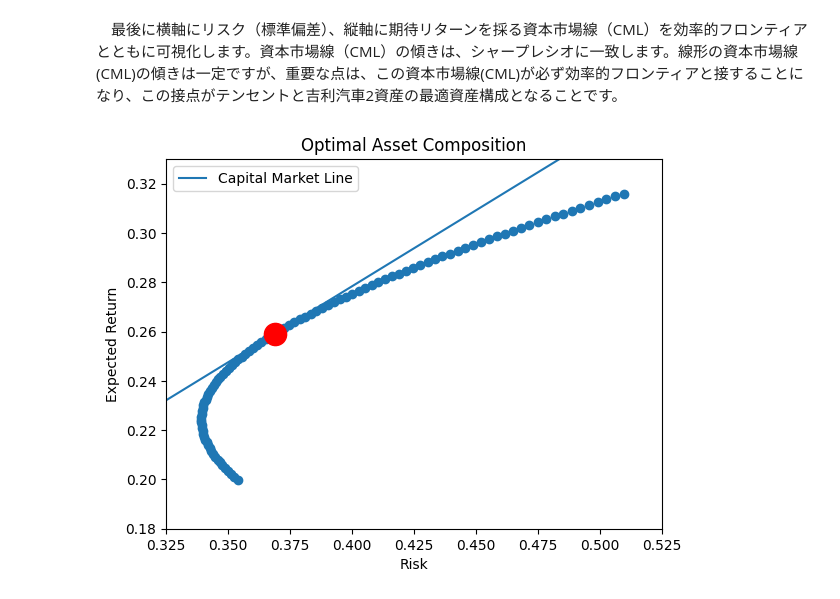
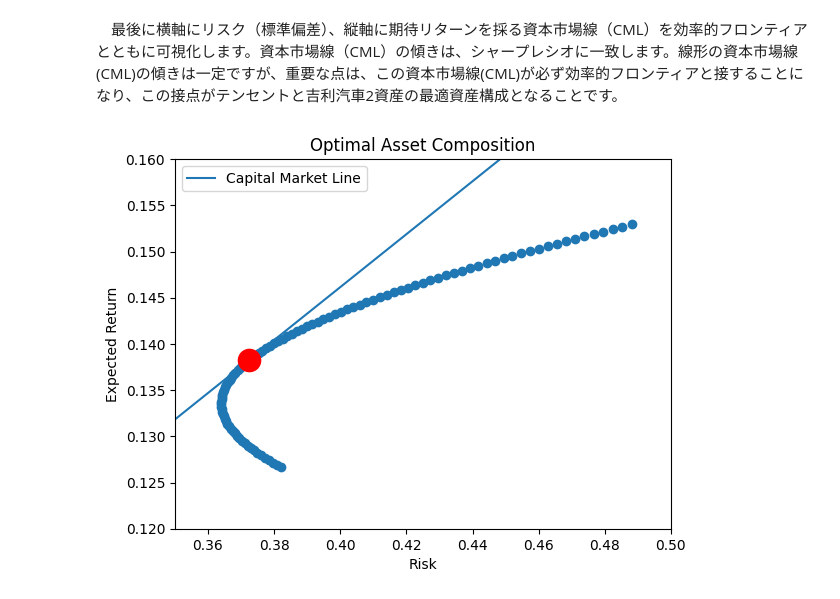
Before and after one commit to nagamamo/financial_data_science, a Jupyter notebook: 2_1_two_asset_efficient_frontier.ipynb, the cells around one changed output. Cells and saved outputs as stored; diff of their text form; code cells hidden in the pictures.

```diff
--- a/2_1_two_asset_efficient_frontier.ipynb
+++ b/2_1_two_asset_efficient_frontier.ipynb
@@ -15,7 +17,7 @@ import matplotlib.pyplot as plt
 #[2]株価日次データの取得
 tickers=['700.HK','175.HK']#複数(2種類)の株価を同時取得
 start=datetime.date(2019,1,1)#標本期間を2019年1月1日から
-end=datetime.date(2021,12,31)#2021年12月31日までに指定
+end=datetime.date(2025,3,31)#2025年3月31日までに指定
 data=data.DataReader(tickers,'stooq',start=start,end=end).sort_values(by='Date',ascending=True)
 # %% [markdown]
 　取得した株価日次データは、始値、終値、売買高等、複数のデータが含まれています。このため、データ前処理として、「データフレーム名.Close」により、終値のみのデータを新しいデータフレームdfに保存します。次の行では、このデータフレームdfの株価終値の前日比を「データフレーム名.pct_change()」により算出します。前日比を算出すると、必ず、データの先頭行に欠損値が生じますので、これを「データフレーム名.dropna()」により除去します。
@@ -73,19 +78,19 @@ optimal
 # %%
 #[10]資本市場線（Capital Market Line: CML）の導出
 def CML(rf,sharp_R,label):#無リスク資産・シャープレシオsharp_Rの関数定義
     Risk = [x/100 for x in range(100)] #横軸Riskを設定
     ExpectedReturn = [rf+max_sr*x for x in Risk] #縦軸Epを算出
     plt.plot(Risk,ExpectedReturn,label=label)
     plt.xlabel("Risk")
-    plt.xlim(0.325,0.525) #横軸の幅設定
+    plt.xlim(0.35,0.5) #横軸の幅設定
     plt.ylabel("Expected Return")
-    plt.ylim(0.18,0.33) #縦軸の幅設定
+    plt.ylim(0.12,0.16) #縦軸の幅設定
     plt.title("Optimal Asset Composition")
     plt.plot(opt_risk,sharp_R,"ro",linestyle = "--",markersize=16) #資本市場線の作成
 
 CML(rf,opt_return,"Capital Market Line") #CML導出
 plt.scatter(Sigma_Rp,E_Rp)#効率的フロンティアの作成
 plt.legend()
 plt.show()
 # %% [output]
-[figure, old version]
+[figure, new version]
```
Also changed, not shown: parts of 3 cells of this notebook.
